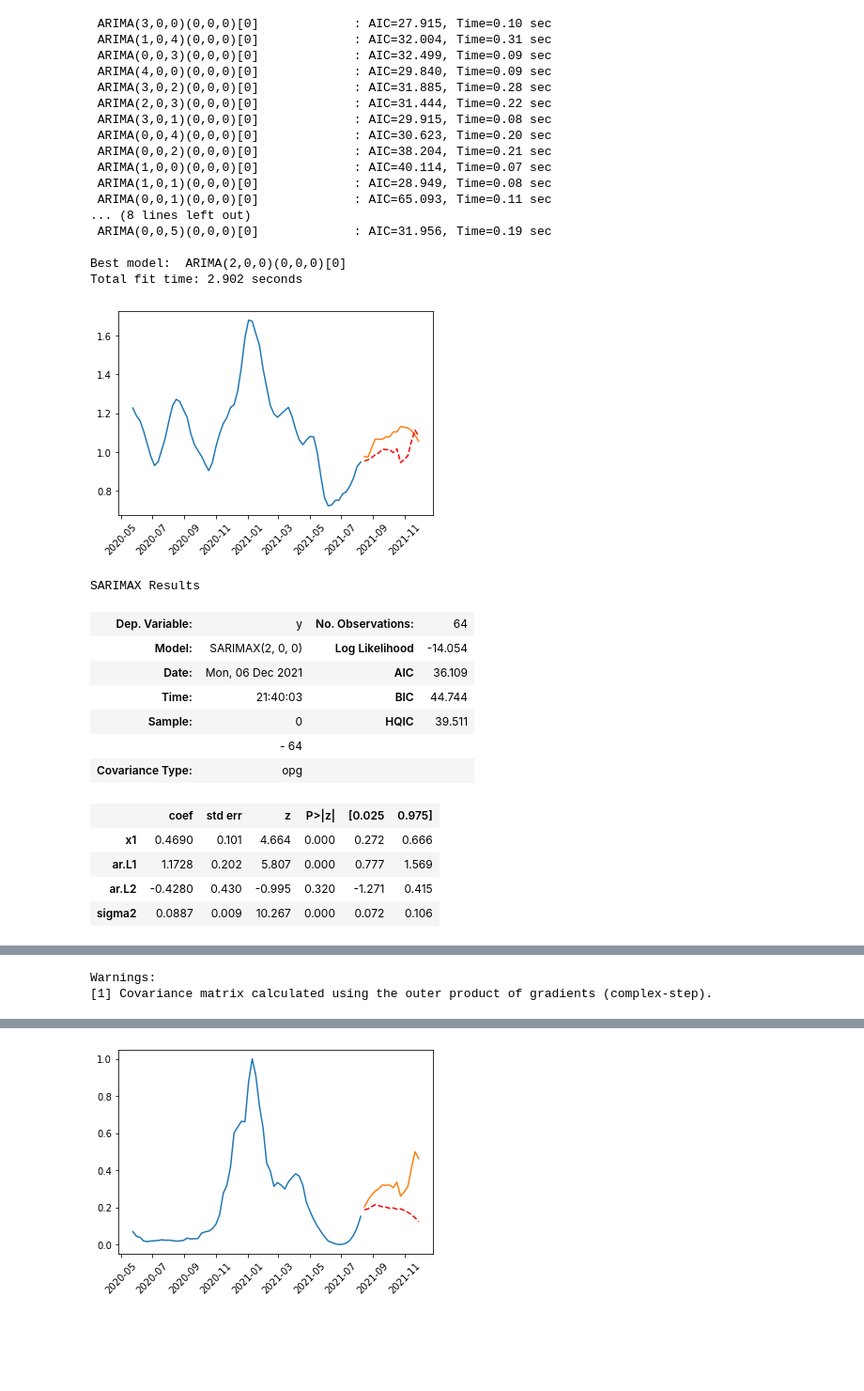
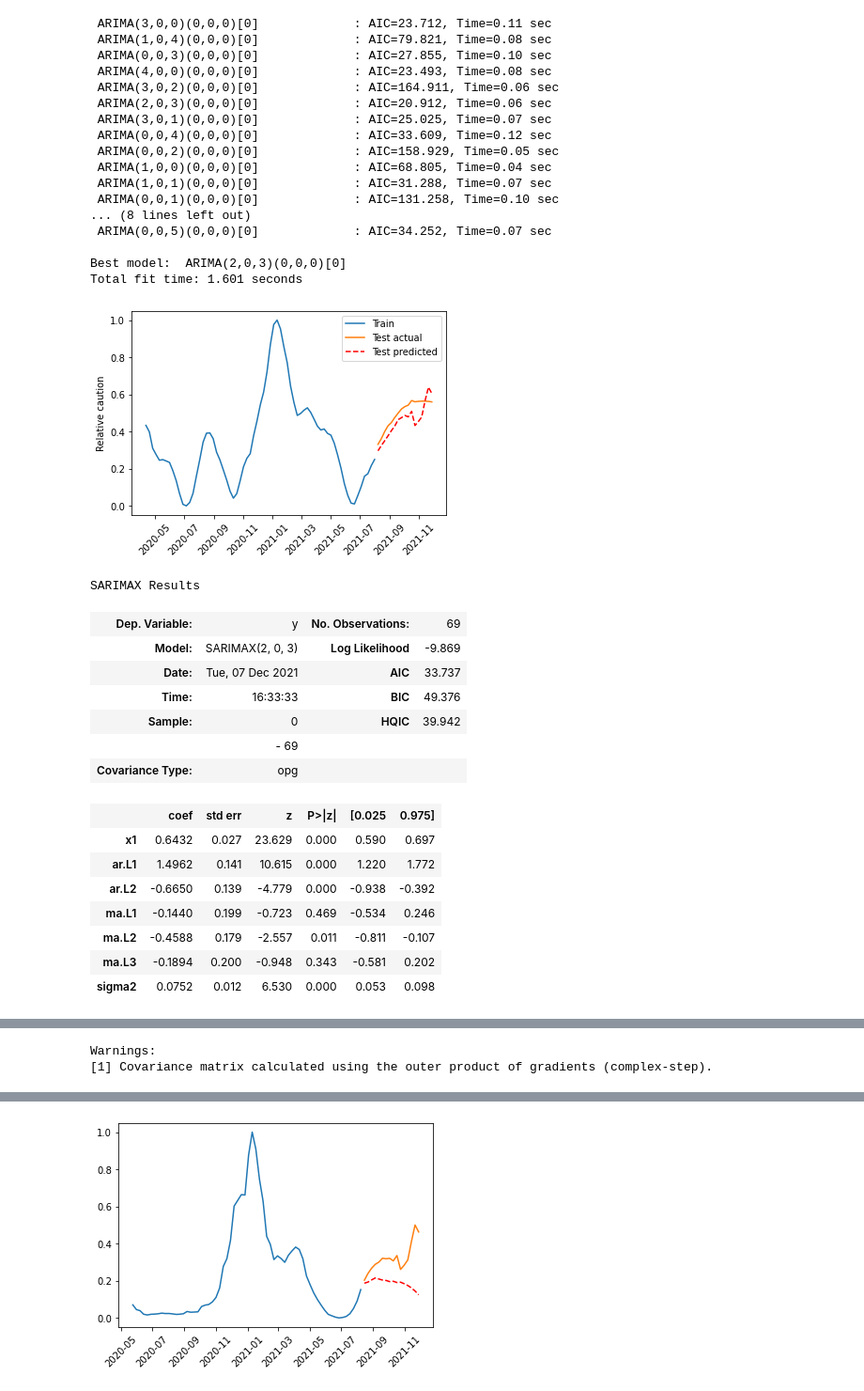
Before and after one commit to xpliu16/COVID_prediction, a Jupyter notebook: Time_series_prediction.ipynb, the cells around one changed output, grey strips where cells are left out. Shown at 94% size. Saved outputs shown, nothing was run; the diff lists cells and outputs as text; code cells hidden in the pictures; blank space fills up the shorter version.

Commit message:
Tried to add temperature, VECM

```diff
--- a/Time_series_prediction.ipynb
+++ b/Time_series_prediction.ipynb
@@ -2,6 +2,7 @@
 import pandas as pd
 import numpy as np
 import matplotlib.pyplot as plt
+from datetime import date
 #from matplotlib.dates import DateFormatter
 #import matplotlib.dates as mdates
 import seaborn as sns
@@ -13,9 +14,11 @@ from scipy.signal import savgol_filter
 from scipy.optimize import curve_fit
 from statsmodels.tsa.stattools import grangercausalitytests
 from statsmodels.tsa.stattools import adfuller
+from statsmodels.tsa.stattools import coint
 from statsmodels.tsa.vector_ar.var_model import VAR
 from statsmodels.tsa.arima.model import ARIMA
 from pmdarima.arima import auto_arima
+from statsmodels.tsa.vector_ar.vecm import VECM, select_coint_rank
 
 %matplotlib inline
 
@@ -35,10 +38,10 @@ fig, ax = plt.subplots()
 ax.plot(df1.caution,'k-')
 ax.set_xlabel("Time")
 ax.set_ylabel("Relative Caution")
-ax.set_title("Caution Index (California)")
+ax.set_title("Caution Index (New York)")
 
 # Baseline period 2017-2019 should be flat
-df1['caution_sm'] = savgol_filter(df1.caution, window_length = 9, polyorder = 2)
+df1['caution_sm'] = savgol_filter(df1.caution, window_length = 11, polyorder = 2)
 ax.plot(df1.caution_sm,'r-')
 ax.legend(['Original','Smoothed'])
 plt.show()
@@ -90,6 +141,7 @@ plt.xticks(rotation=45)
 # %%
 # Merge the full date range into previous
 df_merged = pd.merge(df1,new_cases, how='inner',left_index=True,right_index=True)
+df_merged = pd.merge(df_merged,df3_long, how='inner',left_index=True,right_index=True)
 
 # Coplot full range
 fig,ax = plt.subplots()
@@ -110,5 +162,7 @@ fig.savefig('Caution_and_new_cases.png',
             bbox_inches='tight')
 
 # Skip initial period of pandemic
-df_during = df_merged['2020-05-20':]
+df_during = df_merged['2020-04-10':]
+# Check for any embedded NaN's that need to be filled
+df_during[df_during.caution.isna()==True]
 # %% [output]
@@ -248,51 +432,57 @@ NameError: name 'pm' is not defined
 # %%
+df_log = df_during[['log_new_case','log_caution']]
 train, test = df_during[0:round(0.8*(len(df_during.log_caution)))], df_during[round(0.8*(len(df_during.log_caution))):]
 
-model = auto_arima(df_during.log_caution,start_p=3, d=0, start_q=2, seasonal=False, trace=1,
+model = auto_arima(df_during.log_caution,start_p=1, d=0, q=1, seasonal=False, trace=1,
                    exogenous=np.reshape(df_during.log_new_case.values,(-1,1)),
-                   stepwise=False, random=True, n_fits=50, random_state=1)
+                   stepwise=False, random=True, n_fits=50, random_state=1, method='nm')
 
 model.fit(train.log_caution, exogenous=np.reshape(train.log_new_case.values,(-1,1)))
 forecast = model.predict(exogenous=np.reshape(test.log_new_case.values,(-1,1)), n_periods=len(test))
 
 forecast = pd.DataFrame(forecast,index = test.index,columns=['log_caution_pred'])
 forecast = pd.concat([test,forecast],axis=1)
-plt.plot(np.exp(train.log_caution)-epsilon+y_fit[0:round(0.8*(len(df_during.log_caution)))])
-plt.plot(np.exp(forecast.log_caution)-epsilon+y_fit[round(0.8*(len(df_during.log_caution))):])
-plt.plot(np.exp(forecast.log_caution_pred)-epsilon+y_fit[round(0.8*(len(df_during.log_caution))):], color='red',linestyle='--')
+plt.plot(np.exp(train.log_caution)-epsilon)
+plt.plot(np.exp(forecast.log_caution)-epsilon)
+plt.plot(np.exp(forecast.log_caution_pred)-epsilon, color='red',linestyle='--')
 plt.xticks(rotation=45)
+plt.ylabel('Relative caution (detrended)')
+plt.legend(['Train','Test actual','Test predicted'])
 plt.show()
 
 model.summary()
 # %% [output]
- ARIMA(3,0,0)(0,0,0)[0]             : AIC=27.915, Time=0.10 sec
- ARIMA(1,0,4)(0,0,0)[0]             : AIC=32.004, Time=0.31 sec
- ARIMA(0,0,3)(0,0,0)[0]             : AIC=32.499, Time=0.09 sec
- ARIMA(4,0,0)(0,0,0)[0]             : AIC=29.840, Time=0.09 sec
- ARIMA(3,0,2)(0,0,0)[0]             : AIC=31.885, Time=0.28 sec
- ARIMA(2,0,3)(0,0,0)[0]             : AIC=31.444, Time=0.22 sec
- ARIMA(3,0,1)(0,0,0)[0]             : AIC=29.915, Time=0.08 sec
- ARIMA(0,0,4)(0,0,0)[0]             : AIC=30.623, Time=0.20 sec
- ARIMA(0,0,2)(0,0,0)[0]             : AIC=38.204, Time=0.21 sec
- ARIMA(1,0,0)(0,0,0)[0]             : AIC=40.114, Time=0.07 sec
- ARIMA(1,0,1)(0,0,0)[0]             : AIC=28.949, Time=0.08 sec
- ARIMA(0,0,1)(0,0,0)[0]             : AIC=65.093, Time=0.11 sec
+ ARIMA(3,0,0)(0,0,0)[0]             : AIC=23.712, Time=0.11 sec
+ ARIMA(1,0,4)(0,0,0)[0]             : AIC=79.821, Time=0.08 sec
+ ARIMA(0,0,3)(0,0,0)[0]             : AIC=27.855, Time=0.10 sec
+ ARIMA(4,0,0)(0,0,0)[0]             : AIC=23.493, Time=0.08 sec
+ ARIMA(3,0,2)(0,0,0)[0]             : AIC=164.911, Time=0.06 sec
+ ARIMA(2,0,3)(0,0,0)[0]             : AIC=20.912, Time=0.06 sec
+ ARIMA(3,0,1)(0,0,0)[0]             : AIC=25.025, Time=0.07 sec
+ ARIMA(0,0,4)(0,0,0)[0]             : AIC=33.609, Time=0.12 sec
+ ARIMA(0,0,2)(0,0,0)[0]             : AIC=158.929, Time=0.05 sec
+ ARIMA(1,0,0)(0,0,0)[0]             : AIC=68.805, Time=0.04 sec
+ ARIMA(1,0,1)(0,0,0)[0]             : AIC=31.288, Time=0.07 sec
+ ARIMA(0,0,1)(0,0,0)[0]             : AIC=131.258, Time=0.10 sec
 ... (8 lines left out)
- ARIMA(0,0,5)(0,0,0)[0]             : AIC=31.956, Time=0.19 sec
+ ARIMA(0,0,5)(0,0,0)[0]             : AIC=34.252, Time=0.07 sec
 
-Best model:  ARIMA(2,0,0)(0,0,0)[0]
-Total fit time: 2.902 seconds
+Best model:  ARIMA(2,0,3)(0,0,0)[0]
+Total fit time: 1.601 seconds
-[figure, old version]
+[figure, new version]
 SARIMAX Results
-| Dep. Variable: | y | No. Observations: | 64 |
-| Model: | SARIMAX(2, 0, 0) | Log Likelihood | -14.054 |
-| Date: | Mon, 06 Dec 2021 | AIC | 36.109 |
-| Time: | 21:40:03 | BIC | 44.744 |
-| Sample: | 0 | HQIC | 39.511 |
-|  | - 64 |  |  |
+| Dep. Variable: | y | No. Observations: | 69 |
+| Model: | SARIMAX(2, 0, 3) | Log Likelihood | -9.869 |
+| Date: | Tue, 07 Dec 2021 | AIC | 33.737 |
+| Time: | 16:33:33 | BIC | 49.376 |
+| Sample: | 0 | HQIC | 39.942 |
+|  | - 69 |  |  |
 | Covariance Type: | opg |  |  |
 |  | coef | std err | z | P>|z| | [0.025 | 0.975] |
-| x1 | 0.4690 | 0.101 | 4.664 | 0.000 | 0.272 | 0.666 |
-| ar.L1 | 1.1728 | 0.202 | 5.807 | 0.000 | 0.777 | 1.569 |
-| ar.L2 | -0.4280 | 0.430 | -0.995 | 0.320 | -1.271 | 0.415 |
-| sigma2 | 0.0887 | 0.009 | 10.267 | 0.000 | 0.072 | 0.106 |
+| x1 | 0.6432 | 0.027 | 23.629 | 0.000 | 0.590 | 0.697 |
+| ar.L1 | 1.4962 | 0.141 | 10.615 | 0.000 | 1.220 | 1.772 |
+| ar.L2 | -0.6650 | 0.139 | -4.779 | 0.000 | -0.938 | -0.392 |
+| ma.L1 | -0.1440 | 0.199 | -0.723 | 0.469 | -0.534 | 0.246 |
+| ma.L2 | -0.4588 | 0.179 | -2.557 | 0.011 | -0.811 | -0.107 |
+| ma.L3 | -0.1894 | 0.200 | -0.948 | 0.343 | -0.581 | 0.202 |
+| sigma2 | 0.0752 | 0.012 | 6.530 | 0.000 | 0.053 | 0.098 |
```
Also changed, not shown: parts of 45 cells of this notebook, 1 other file.
